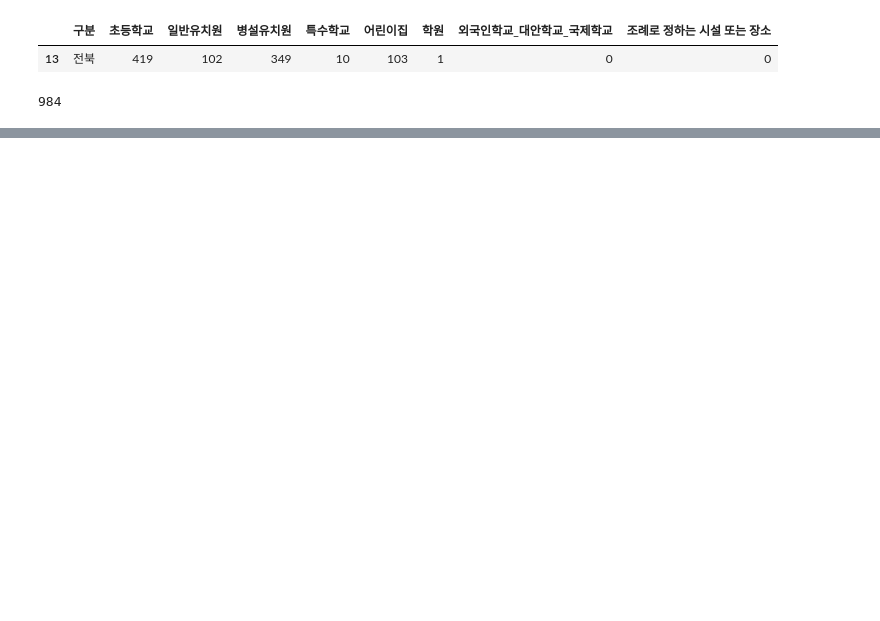
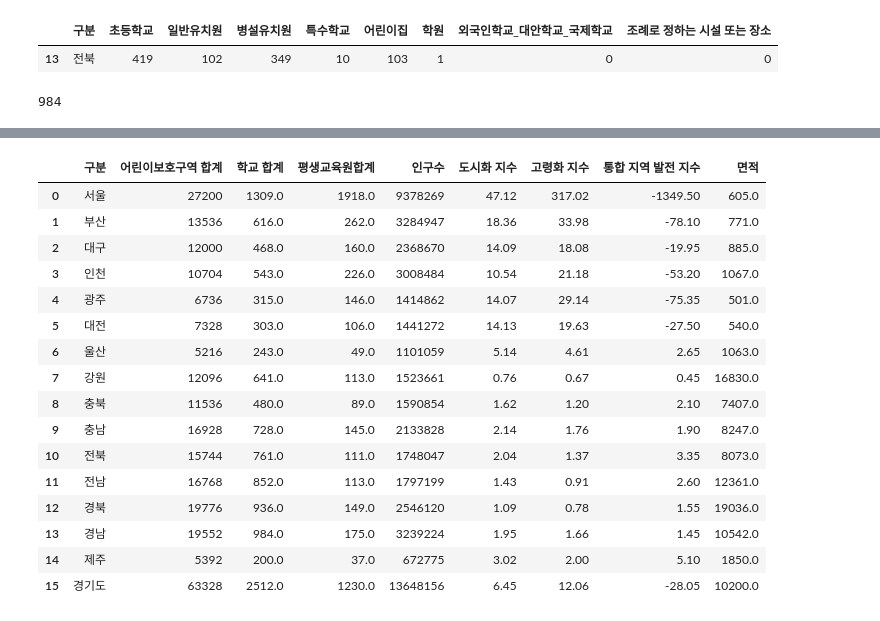
Before and after one commit to HyunWoo9930/Computational_physics, a Jupyter notebook: Computational_physics.ipynb, the cells around one changed output, grey strips where cells are left out. Saved outputs shown, nothing was run; the diff lists cells and outputs as text; code cells hidden in the pictures; blank space fills up the shorter version.

```diff
--- a/Computational_physics.ipynb
+++ b/Computational_physics.ipynb
@@ -75,6 +75,10 @@ df_seoul_child_protection_zone
 |  | 구분 | 초등학교 | 일반유치원 | 병설유치원 | 특수학교 | 어린이집 | 학원 | 외국인학교_대안학교_국제학교 | 조례로 정하는 시설 또는 장소 |
 | 0 | 서울 | 606 | 367 | 141 | 27 | 488 | 59 | 12 | 0 |
 # %%
-df_seoul_child_protection_zone_total = df_seoul_child_protection_zone['초등학교'].sum() + df_seoul_child_protection_zone['일반유치원'].sum() + df_seoul_child_protection_zone['병설유치원'].sum() + df_seoul_child_protection_zone['특수학교'].sum() + df_seoul_child_protection_zone['어린이집'].sum() + df_seoul_child_protection_zone['학원'].sum() + df_seoul_child_protection_zone['외국인학교_대안학교_국제학교'].sum() + df_seoul_child_protection_zone['조례로 정하는 시설 또는 장소'].sum()
-df_seoul_child_protection_zone_total
+# '구분' 열을 제외하고 나머지 열을 모두 더함
+df_child_protection['합계'] = df_child_protection.iloc[:, 1:].sum(axis=1)
+
+# 결과 확인을 위해 '구분' 열과 새로운 '합계' 열만 보여주기
+total_summary = df_child_protection[['구분', '합계']]
+total_summary
 # %% [output]
@@ -117,0 +299,61 @@ ui_jeonBuk
+# %%
+# 면적 데이터 파일 경로
+area_file_path = 'data/지역별_면적_20240512200416.csv'
+
+# 파일 불러오기 (인코딩 문제 예상으로 CP949 사용)
+df_area = pd.read_csv(area_file_path, encoding='CP949')
+
+# 데이터의 처음 몇 줄과 구조를 확인
+df_area.head(), df_area.columns
+
+# 행정구역 매핑
+area_mapping = {
+    '전북': '전라북도',
+    '전남': '전라남도',
+    '충북': '충청북도',
+    '충남': '충청남도',
+    '경북': '경상북도',
+    '경남': '경상남도',
+    '서울': '서울특별시',
+    '부산': '부산광역시',
+    '대구': '대구광역시',
+    '인천': '인천광역시',
+    '광주': '광주광역시',
+    '대전': '대전광역시',
+    '울산': '울산광역시',
+    '강원': '강원도',
+    '경기도': '경기도',
+    '제주': '제주특별자치도'
+}
+
+# '남북한별 ' 열에서 필요한 매핑을 적용하여 면적 데이터 추출
+area_values = {}
+for index, row in df_area.iterrows():
+    region_name = row['남북한별 '].strip()
+    # 매핑된 행정구역 이름을 사용
+    for key, value in area_mapping.items():
+        if value in region_name:
+            area_values[key] = float(row['2022'].replace('-', '0'))  # 하이픈은 0으로 처리
+
+# '구분'을 기준으로 total_summary에 면적 데이터 추가
+total_summary['면적'] = total_summary['구분'].map(area_values)
+
+total_summary
+# %% [output]
+|  | 구분 | 어린이보호구역 합계 | 학교 합계 | 평생교육원합계 | 인구수 | 도시화 지수 | 고령화 지수 | 통합 지역 발전 지수 | 면적 |
+| 0 | 서울 | 27200 | 1309.0 | 1918.0 | 9378269 | 47.12 | 317.02 | -1349.50 | 605.0 |
+| 1 | 부산 | 13536 | 616.0 | 262.0 | 3284947 | 18.36 | 33.98 | -78.10 | 771.0 |
+| 2 | 대구 | 12000 | 468.0 | 160.0 | 2368670 | 14.09 | 18.08 | -19.95 | 885.0 |
+| 3 | 인천 | 10704 | 543.0 | 226.0 | 3008484 | 10.54 | 21.18 | -53.20 | 1067.0 |
+| 4 | 광주 | 6736 | 315.0 | 146.0 | 1414862 | 14.07 | 29.14 | -75.35 | 501.0 |
+| 5 | 대전 | 7328 | 303.0 | 106.0 | 1441272 | 14.13 | 19.63 | -27.50 | 540.0 |
+| 6 | 울산 | 5216 | 243.0 | 49.0 | 1101059 | 5.14 | 4.61 | 2.65 | 1063.0 |
+| 7 | 강원 | 12096 | 641.0 | 113.0 | 1523661 | 0.76 | 0.67 | 0.45 | 16830.0 |
+| 8 | 충북 | 11536 | 480.0 | 89.0 | 1590854 | 1.62 | 1.20 | 2.10 | 7407.0 |
+| 9 | 충남 | 16928 | 728.0 | 145.0 | 2133828 | 2.14 | 1.76 | 1.90 | 8247.0 |
+| 10 | 전북 | 15744 | 761.0 | 111.0 | 1748047 | 2.04 | 1.37 | 3.35 | 8073.0 |
+| 11 | 전남 | 16768 | 852.0 | 113.0 | 1797199 | 1.43 | 0.91 | 2.60 | 12361.0 |
+| 12 | 경북 | 19776 | 936.0 | 149.0 | 2546120 | 1.09 | 0.78 | 1.55 | 19036.0 |
+| 13 | 경남 | 19552 | 984.0 | 175.0 | 3239224 | 1.95 | 1.66 | 1.45 | 10542.0 |
+| 14 | 제주 | 5392 | 200.0 | 37.0 | 672775 | 3.02 | 2.00 | 5.10 | 1850.0 |
+| 15 | 경기도 | 63328 | 2512.0 | 1230.0 | 13648156 | 6.45 | 12.06 | -28.05 | 10200.0 |
```
Also changed, not shown: parts of 10 cells of this notebook, 3 other files.
